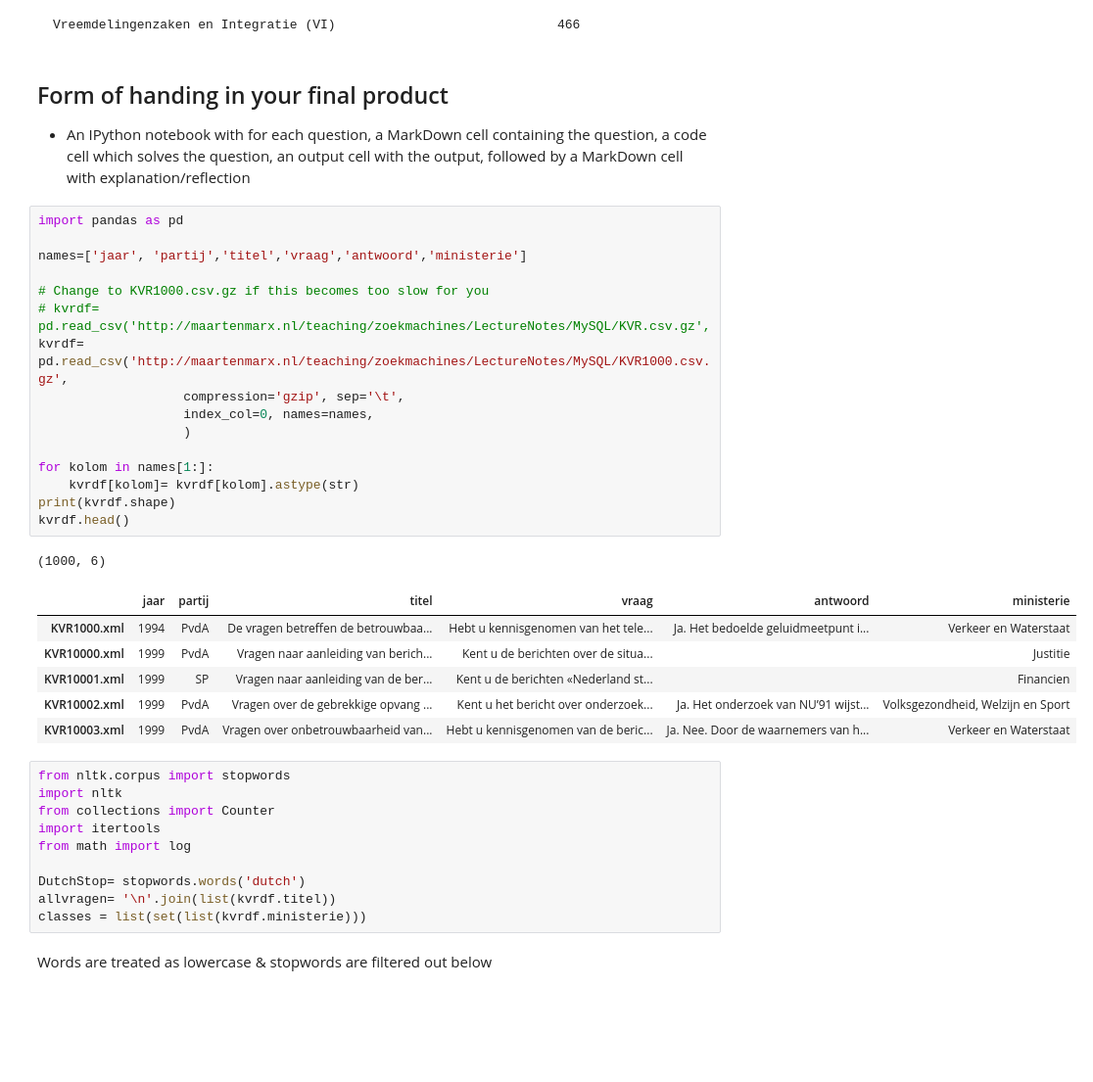
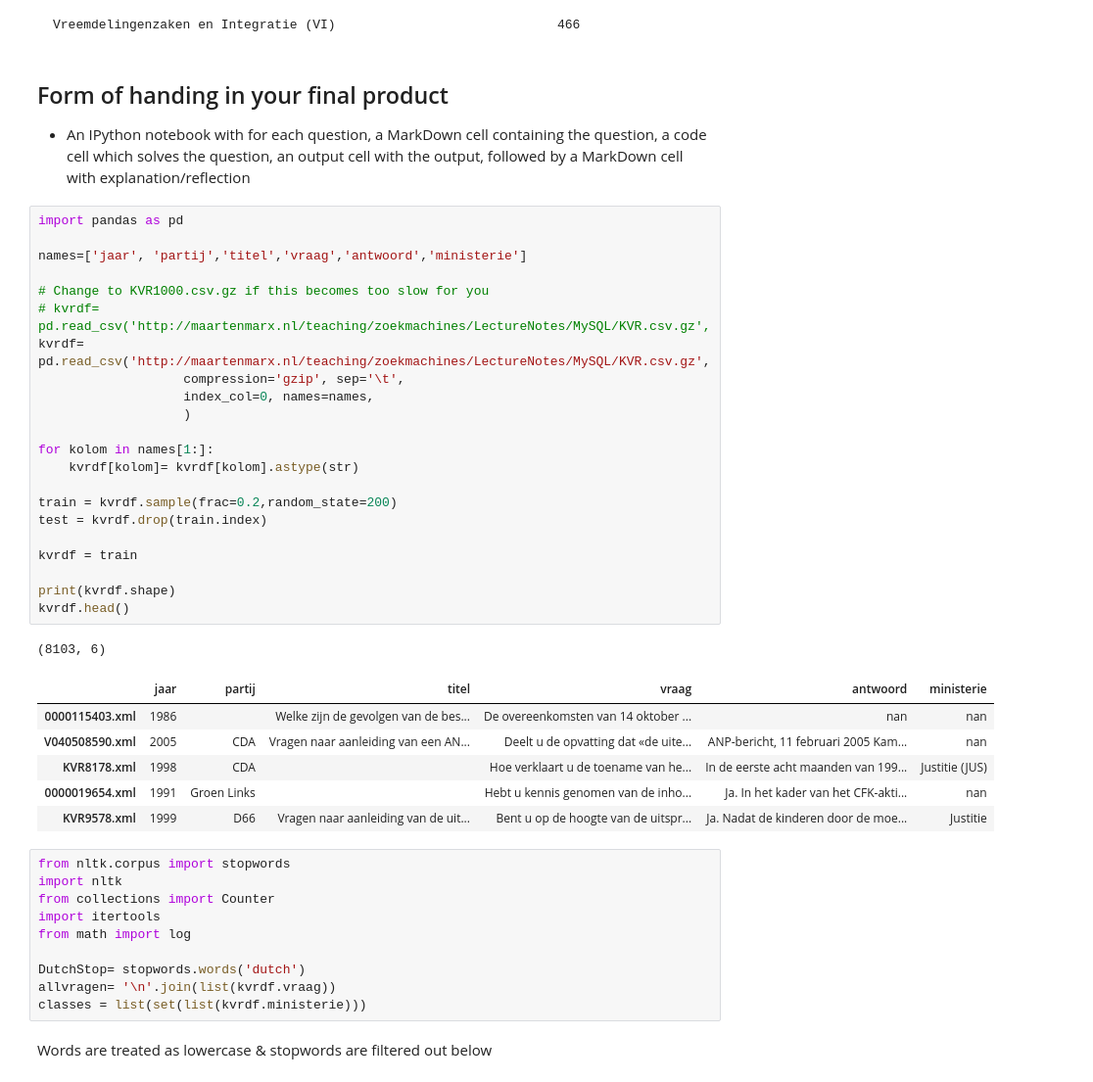
Before and after one commit to rlhjansen/zoekmachines_repo, a Jupyter notebook: assignment_w5.ipynb, the cells around one changed output. Shown: that part at 98% size. Cells and saved outputs as stored; diff of their text form; blank space fills up the shorter version.

```diff
--- a/assignment_w5.ipynb
+++ b/assignment_w5.ipynb
@@ -57,27 +57,33 @@ Vreemdelingenzaken en Integratie (VI)                             466
 # %%
 import pandas as pd
 
 names=['jaar', 'partij','titel','vraag','antwoord','ministerie']
 
 # Change to KVR1000.csv.gz if this becomes too slow for you
 # kvrdf= pd.read_csv('http://maartenmarx.nl/teaching/zoekmachines/LectureNotes/MySQL/KVR.csv.gz',
-kvrdf= pd.read_csv('http://maartenmarx.nl/teaching/zoekmachines/LectureNotes/MySQL/KVR1000.csv.gz',
+kvrdf= pd.read_csv('http://maartenmarx.nl/teaching/zoekmachines/LectureNotes/MySQL/KVR.csv.gz',
                    compression='gzip', sep='\t',
                    index_col=0, names=names,
                    )
 
 for kolom in names[1:]:
     kvrdf[kolom]= kvrdf[kolom].astype(str)
+
+train = kvrdf.sample(frac=0.2,random_state=200)
+test = kvrdf.drop(train.index)
+
+kvrdf = train
+
 print(kvrdf.shape)
 kvrdf.head()
 # %% [output]
-(1000, 6)
+(8103, 6)
 |  | jaar | partij | titel | vraag | antwoord | ministerie |
-| KVR1000.xml | 1994 | PvdA | De vragen betreffen de betrouwbaa... | Hebt u kennisgenomen van het tele... | Ja. Het bedoelde geluidmeetpunt i... | Verkeer en Waterstaat |
-| KVR10000.xml | 1999 | PvdA | Vragen naar aanleiding van berich... | Kent u de berichten over de situa... |  | Justitie |
-| KVR10001.xml | 1999 | SP | Vragen naar aanleiding van de ber... | Kent u de berichten «Nederland st... |  | Financien |
-| KVR10002.xml | 1999 | PvdA | Vragen over de gebrekkige opvang ... | Kent u het bericht over onderzoek... | Ja. Het onderzoek van NU’91 wijst... | Volksgezondheid, Welzijn en Sport |
-| KVR10003.xml | 1999 | PvdA | Vragen over onbetrouwbaarheid van... | Hebt u kennisgenomen van de beric... | Ja. Nee. Door de waarnemers van h... | Verkeer en Waterstaat |
+| 0000115403.xml | 1986 |  | Welke zijn de gevolgen van de bes... | De overeenkomsten van 14 oktober ... | nan | nan |
+| V040508590.xml | 2005 | CDA | Vragen naar aanleiding van een AN... | Deelt u de opvatting dat «de uite... | ANP-bericht, 11 februari 2005 Kam... | nan |
+| KVR8178.xml | 1998 | CDA |  | Hoe verklaart u de toename van he... | In de eerste acht maanden van 199... | Justitie (JUS) |
+| 0000019654.xml | 1991 | Groen Links |  | Hebt u kennis genomen van de inho... | Ja. In het kader van het CFK-akti... | nan |
+| KVR9578.xml | 1999 | D66 | Vragen naar aanleiding van de uit... | Bent u op de hoogte van de uitspr... | Ja. Nadat de kinderen door de moe... | Justitie |
 # %%
 from nltk.corpus import stopwords
 import nltk
@@ -86,7 +92,7 @@ import itertools
 from math import log
 
 DutchStop= stopwords.words('dutch')
-allvragen= '\n'.join(list(kvrdf.titel))
+allvragen= '\n'.join(list(kvrdf.vraag))
 classes = list(set(list(kvrdf.ministerie)))
 # %% [markdown]
 Words are treated as lowercase & stopwords are filtered out below
```
Also changed, not shown: parts of 18 cells of this notebook.
